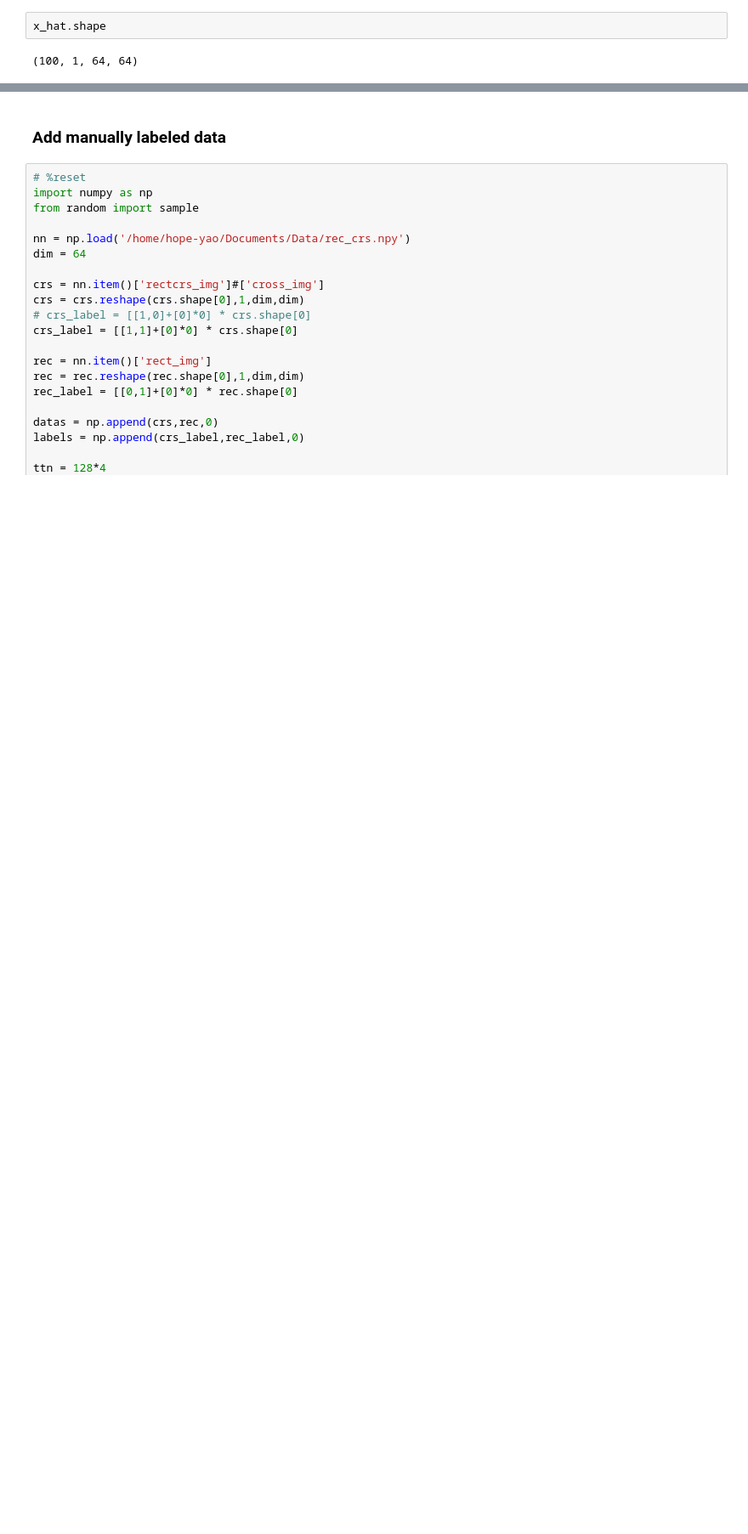
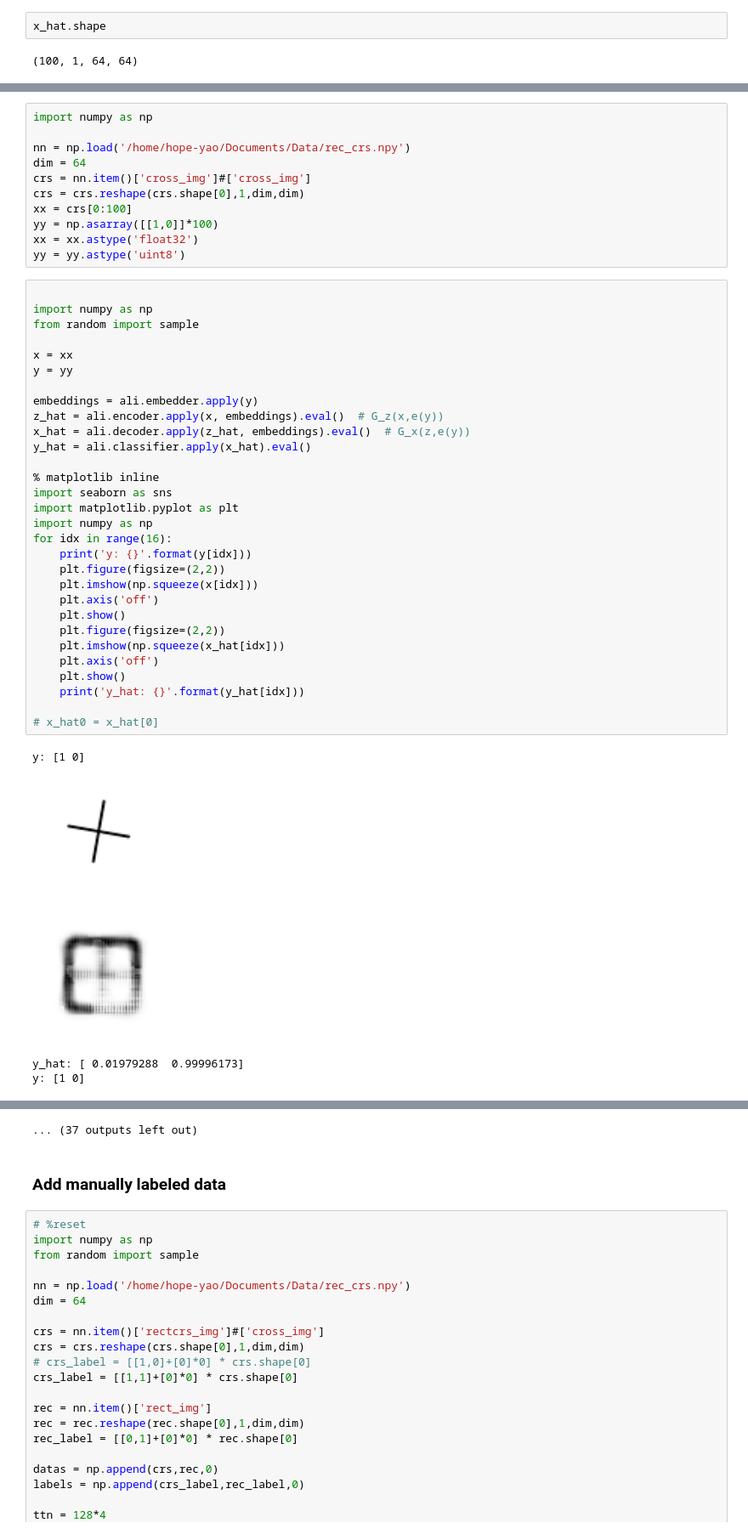
Before and after one commit to hope-yao/GAN-for-design, a Jupyter notebook: ALI-experiment.ipynb, the cells around one changed output, grey strips where cells are left out. Shown at 85% size. Cells and saved outputs as stored; diff of their text form; blank space fills up the shorter version.

```diff
--- a/ALI-experiment.ipynb
+++ b/ALI-experiment.ipynb
@@ -322,0 +274,47 @@ for idx in range(100):
+# %%
+import numpy as np
+
+nn = np.load('/home/hope-yao/Documents/Data/rec_crs.npy')
+dim = 64
+crs = nn.item()['cross_img']#['cross_img']
+crs = crs.reshape(crs.shape[0],1,dim,dim)
+xx = crs[0:100]
+yy = np.asarray([[1,0]]*100)
+xx = xx.astype('float32')
+yy = yy.astype('uint8')
+# %%
+
+import numpy as np
+from random import sample
+
+x = xx
+y = yy
+
+embeddings = ali.embedder.apply(y)
+z_hat = ali.encoder.apply(x, embeddings).eval()  # G_z(x,e(y))
+x_hat = ali.decoder.apply(z_hat, embeddings).eval()  # G_x(z,e(y))
+y_hat = ali.classifier.apply(x_hat).eval()
+
+% matplotlib inline
+import seaborn as sns
+import matplotlib.pyplot as plt
+import numpy as np
+for idx in range(16):
+    print('y: {}'.format(y[idx]))
+    plt.figure(figsize=(2,2))
+    plt.imshow(np.squeeze(x[idx]))
+    plt.axis('off')
+    plt.show()
+    plt.figure(figsize=(2,2))
+    plt.imshow(np.squeeze(x_hat[idx]))
+    plt.axis('off')
+    plt.show()
+    print('y_hat: {}'.format(y_hat[idx]))
+
+# x_hat0 = x_hat[0]
+# %% [output]
+y: [1 0]
+[figure, added]
+[figure, added]
+y_hat: [ 0.01979288  0.99996173]
+y: [1 0]
@@ -323,3 +331,4 @@ for idx in range(100):
+... (37 outputs left out)
 # %% [markdown]
 ### Add manually labeled data
 # %%
```
Also changed, not shown: parts of 35 cells of this notebook, 8 other files.
